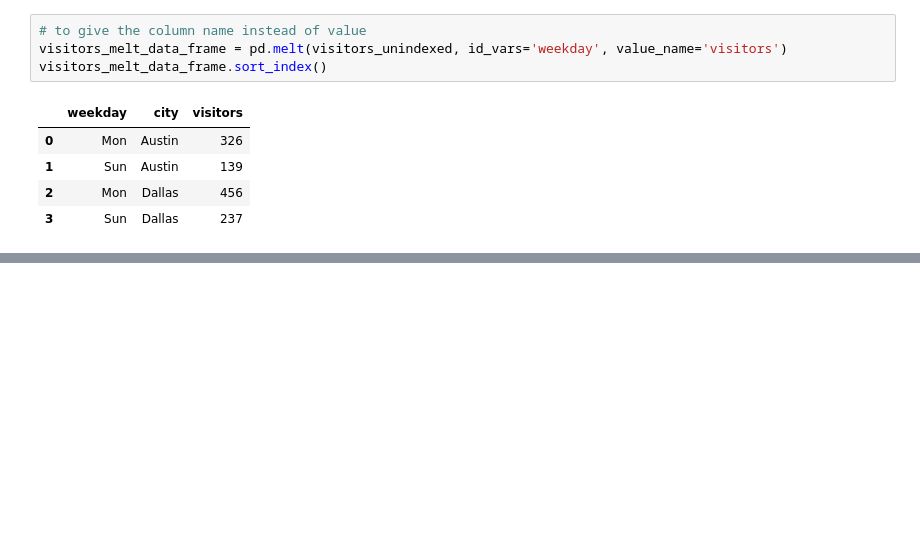
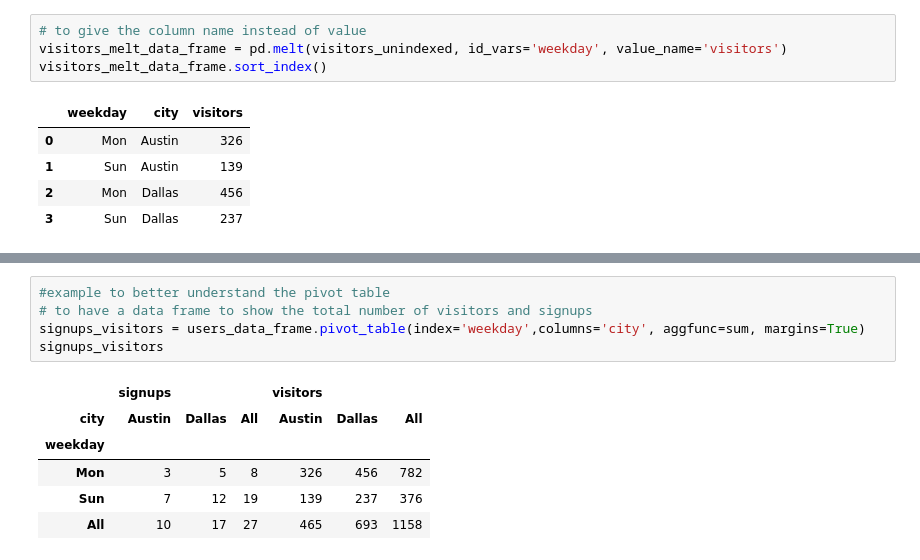
Before and after one commit to SurajKande/python-pandas, a Jupyter notebook: pandas_dataframe_manipulation.ipynb, the cells around one changed output, grey strips where cells are left out. Drawn from its saved outputs; the diff is of its cells as text; blank space fills up the shorter version.

```diff
--- a/pandas_dataframe_manipulation.ipynb
+++ b/pandas_dataframe_manipulation.ipynb
@@ -551,0 +580,12 @@ visitors_melt_data_frame.sort_index()
+# %%
+#example to better understand the pivot table
+# to have a data frame to show the total number of visitors and signups
+signups_visitors = users_data_frame.pivot_table(index='weekday',columns='city', aggfunc=sum, margins=True)
+signups_visitors
+# %% [output]
+|  | signups |  |  | visitors |  |  |
+| city | Austin | Dallas | All | Austin | Dallas | All |
+| weekday |  |  |  |  |  |  |
+| Mon | 3 | 5 | 8 | 326 | 456 | 782 |
+| Sun | 7 | 12 | 19 | 139 | 237 | 376 |
+| All | 10 | 17 | 27 | 465 | 693 | 1158 |
```
Also changed, not shown: parts of 4 cells of this notebook.
